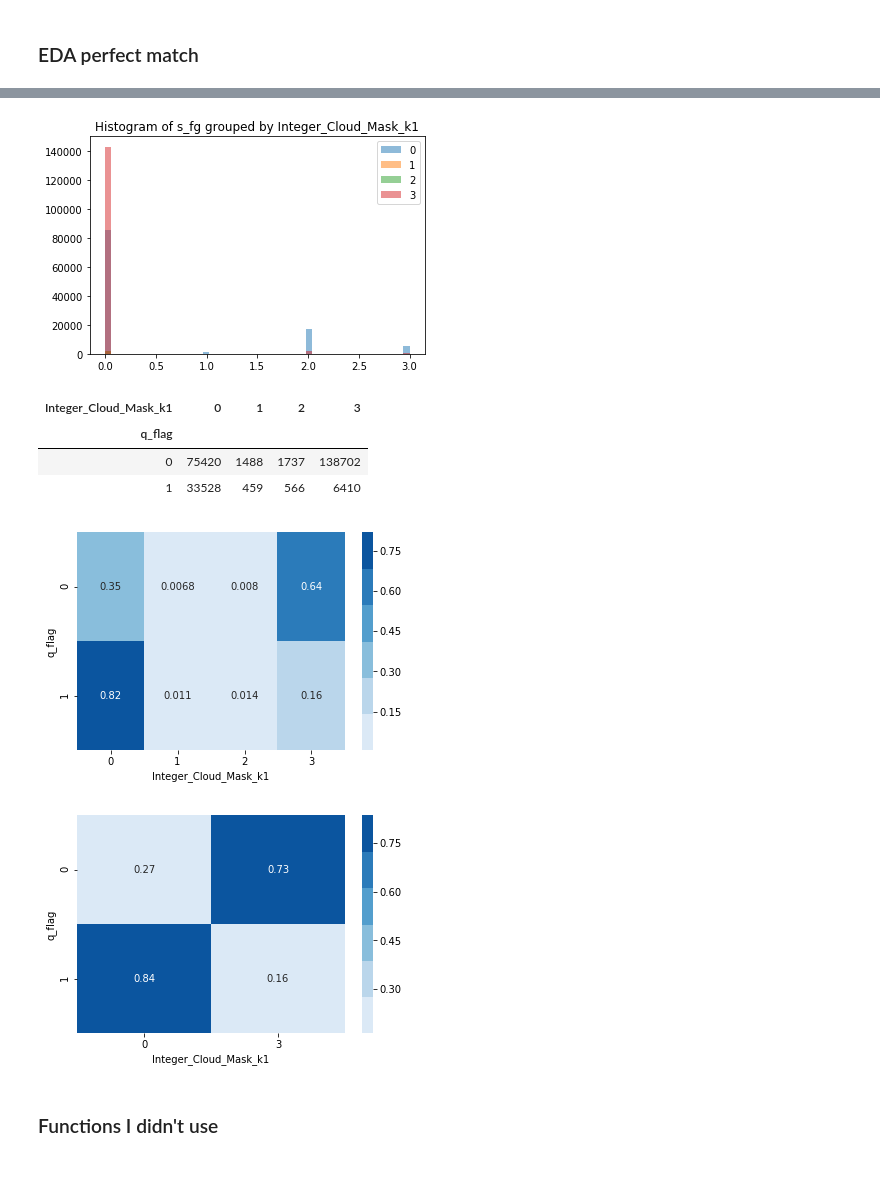
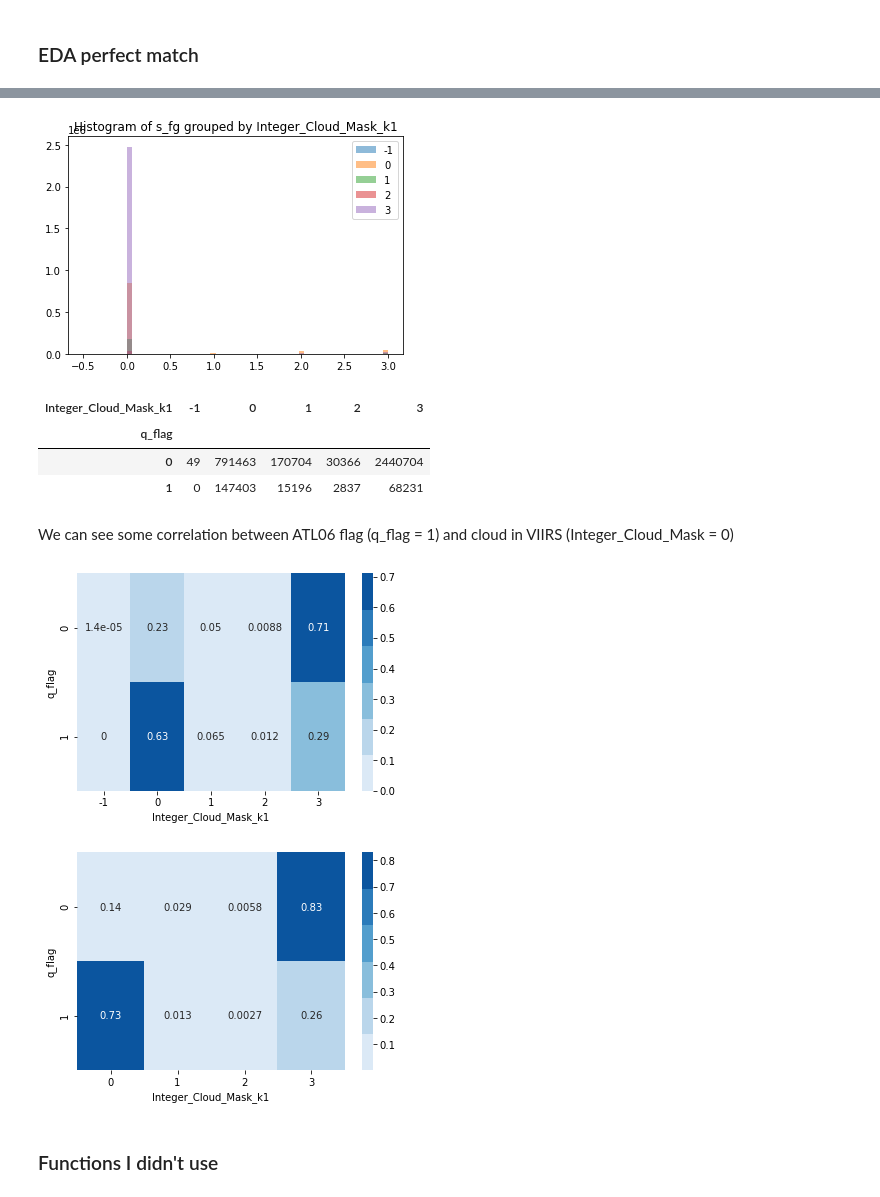
Before and after one commit to ICESAT-2HackWeek/CloudMask, a Jupyter notebook: CloudMask.ipynb, the cells around one changed output, grey strips where cells are left out. Cells and saved outputs as stored; diff of their text form; code cells hidden in the pictures; blank space fills up the shorter version.

Commit message:
a few more plots

```diff
--- a/CloudMask.ipynb
+++ b/CloudMask.ipynb
@@ -437,23 +391,0 @@ dict_VIIRS2ATL[list_keys[4]]
-# %%
-from sklearn.utils import shuffle
-
-def merge_df_from_dict(dictonary, entries_to_merge = "all", shuffle = False):
-    """
-    Takes a dictonary with keys associated to a pandas dataframe with the same column and marges all the dataframes into a single one
-    """
-
-    if entries_to_merge == "all":
-        entries = list(dictonary.keys())
-    else:
-        entries = entries_to_merge
-
-    dfs = []
-    for x in entries:
-        dfs.append(dictonary[x])
-
-    df = pd.concat(dfs, ignore_index=True)
-
-    if shuffle:
-        df = shuffle(df).reset_index(drop=True)
-
-    return df
@@ -460,2 +396,2 @@ def merge_df_from_dict(dictonary, entries_to_merge = "all", shuffle = False):
 # %%
-df = merge_df_from_dict(dict_VIIRS2ATL)
+df = merge_df_from_dict(dict_VIIRS2ATL, shuff=True)
@@ -488,7 +418,7 @@ plt.hist(df.t_year.values, 50);
 # %% [markdown]
 ### EDA perfect match
 # %%
-df = pd.read_csv("df_atl06_perfectmatch.csv")
+#df = pd.read_csv("df_atl06_perfectmatch.csv")
 # %%
 def hist_df(df, var, by, bins = 50):
 
@@ -508,26 +438,28 @@ hist_df(df, var = "Integer_Cloud_Mask_k1", by = "q_flag")
 # %%
 hist_df(df, var = "s_fg", by = "Integer_Cloud_Mask_k1")
 # %% [output]
-[figure, old version]
+[figure, new version]
 # %%
 pd.crosstab(df.q_flag,df.Integer_Cloud_Mask_k1)
 # %% [output]
-| Integer_Cloud_Mask_k1 | 0 | 1 | 2 | 3 |
-| q_flag |  |  |  |  |
-| 0 | 75420 | 1488 | 1737 | 138702 |
-| 1 | 33528 | 459 | 566 | 6410 |
+| Integer_Cloud_Mask_k1 | -1 | 0 | 1 | 2 | 3 |
+| q_flag |  |  |  |  |  |
+| 0 | 49 | 791463 | 170704 | 30366 | 2440704 |
+| 1 | 0 | 147403 | 15196 | 2837 | 68231 |
+# %% [markdown]
+We can see some correlation between ATL06 flag (q_flag = 1) and cloud in VIIRS (Integer_Cloud_Mask = 0)
 # %%
 import seaborn as sns
 
 ax = sns.heatmap(pd.crosstab(df.q_flag,df.Integer_Cloud_Mask_k1, normalize = "index"), annot=True, cmap = sns.color_palette("Blues"))
 # %% [output]
-[figure, old version]
+[figure, new version]
 # %%
-df2 = df[ df.delta_assim < 0.4 ]
+df2 = df[ df.delta_assim < 5 ]
 
 ax = sns.heatmap(pd.crosstab(df2.q_flag,df2.Integer_Cloud_Mask_k1, normalize = "index"), annot=True, cmap = sns.color_palette("Blues"))
 # %% [output]
-[figure, old version]
+[figure, new version]
 # %% [markdown]
 ### Functions I didn't use
 # %%
```
Also changed, not shown: parts of 15 cells of this notebook.
